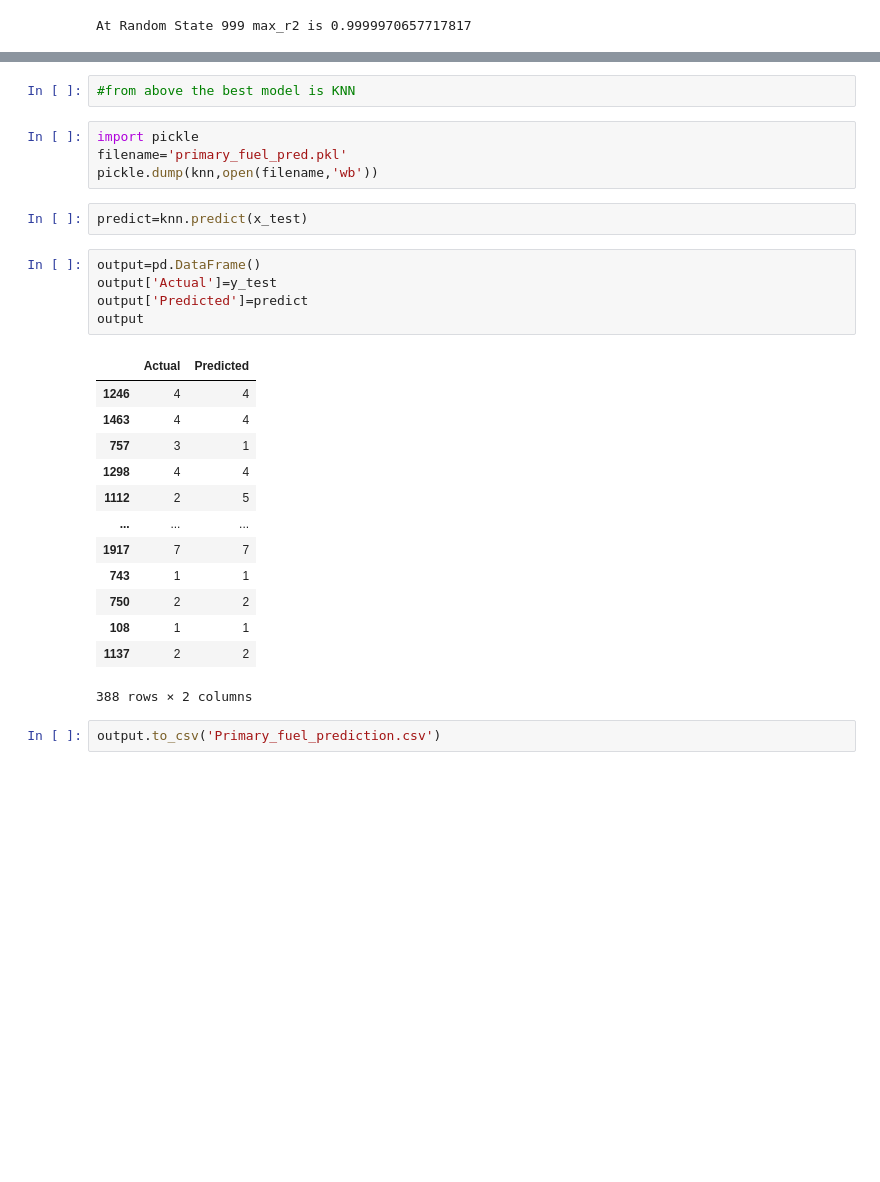
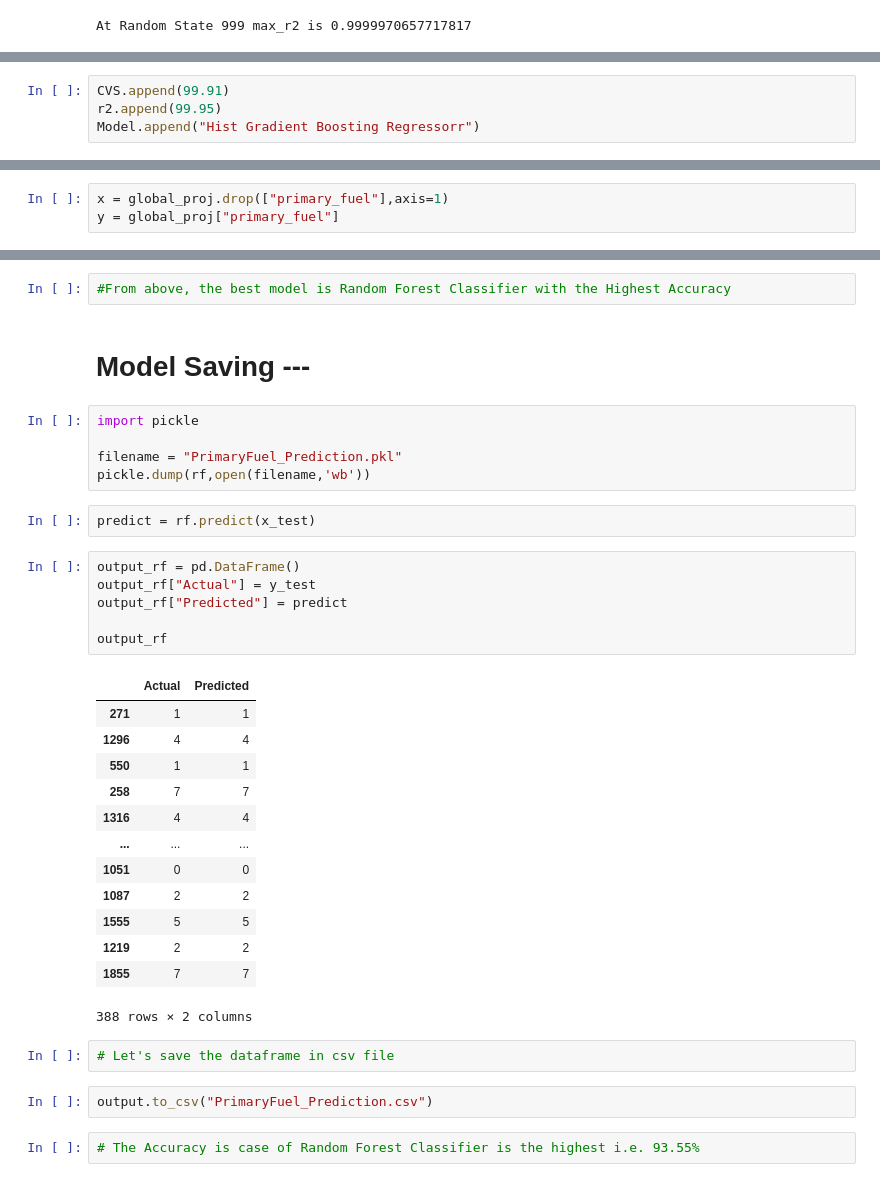
Before and after one commit to SudhanshuKumar19/Projects-, a Jupyter notebook: Evaluation Project 4 - Global Power Plant Database.ipynb, the cells around one changed output, grey strips where cells are left out. Cells and saved outputs as stored; diff of their text form; blank space fills up the shorter version.

```diff
--- a/Evaluation Project 4 - Global Power Plant Database.ipynb
+++ b/Evaluation Project 4 - Global Power Plant Database.ipynb
@@ -878,0 +1167,4 @@ lr=LinearRegression(copy_X=True,fit_intercept=True,n_jobs=None,normalize=True)
+# %%
+CVS.append(99.91)
+r2.append(99.95)
+Model.append("Hist Gradient Boosting Regressorr")
@@ -878,0 +1236,3 @@ lr=LinearRegression(copy_X=True,fit_intercept=True,n_jobs=None,normalize=True)
+# %%
+x = global_proj.drop(["primary_fuel"],axis=1)
+y = global_proj["primary_fuel"]
@@ -1502,29 +1579,37 @@ res
 # %%
-#from above the best model is KNN
+#From above, the best model is Random Forest Classifier with the Highest Accuracy
+# %% [markdown]
+# Model Saving ---
 # %%
 import pickle
-filename='primary_fuel_pred.pkl'
-pickle.dump(knn,open(filename,'wb'))
+
+filename = "PrimaryFuel_Prediction.pkl"
+pickle.dump(rf,open(filename,'wb'))
 # %%
-predict=knn.predict(x_test)
+predict = rf.predict(x_test)
 # %%
-output=pd.DataFrame()
-output['Actual']=y_test
-output['Predicted']=predict
-output
+output_rf = pd.DataFrame()
+output_rf["Actual"] = y_test
+output_rf["Predicted"] = predict
+
+output_rf
 # %% [output]
 |  | Actual | Predicted |
-| 1246 | 4 | 4 |
-| 1463 | 4 | 4 |
-| 757 | 3 | 1 |
-| 1298 | 4 | 4 |
-| 1112 | 2 | 5 |
+| 271 | 1 | 1 |
+| 1296 | 4 | 4 |
+| 550 | 1 | 1 |
+| 258 | 7 | 7 |
+| 1316 | 4 | 4 |
 | ... | ... | ... |
-| 1917 | 7 | 7 |
-| 743 | 1 | 1 |
-| 750 | 2 | 2 |
-| 108 | 1 | 1 |
-| 1137 | 2 | 2 |
+| 1051 | 0 | 0 |
+| 1087 | 2 | 2 |
+| 1555 | 5 | 5 |
+| 1219 | 2 | 2 |
+| 1855 | 7 | 7 |
 388 rows × 2 columns
+# %%
+# Let's save the dataframe in csv file
 # %%
-output.to_csv('Primary_fuel_prediction.csv')
+output.to_csv("PrimaryFuel_Prediction.csv")
+# %%
+# The Accuracy is case of Random Forest Classifier is the highest i.e. 93.55%
```
Also changed, not shown: parts of 173 cells of this notebook.
